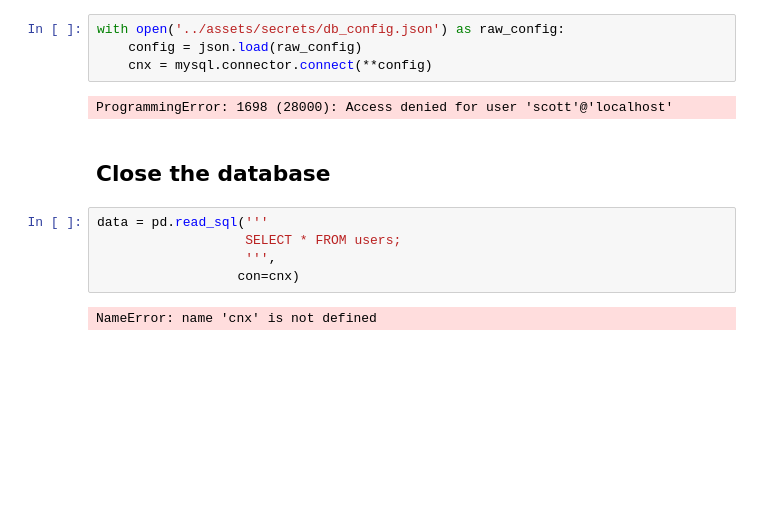
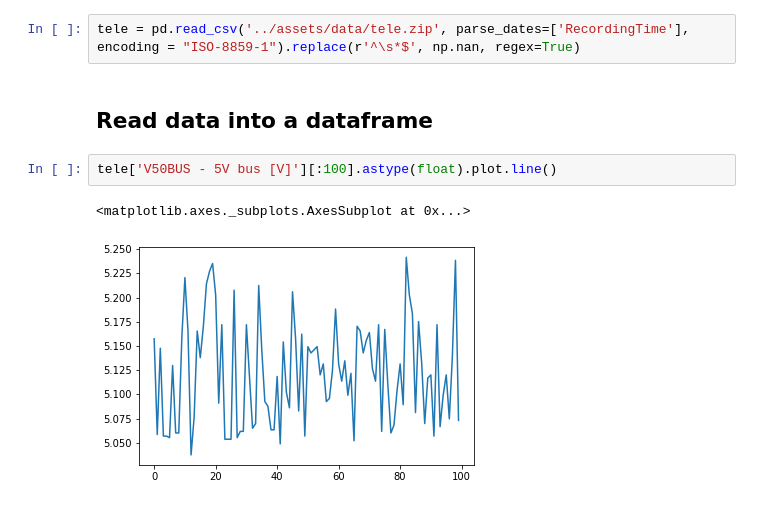
Before and after one commit to wittenator/TIDAL, a Jupyter notebook: src/Loading.ipynb, the cells around one changed output. Cells and saved outputs as stored; diff of their text form; blank space fills up the shorter version.

Commit message:
Added data loading

```diff
--- a/src/Loading.ipynb
+++ b/src/Loading.ipynb
@@ -8,15 +8,9 @@ import pandas as pd
-# %%
-with open('../assets/secrets/db_config.json') as raw_config:
-    config = json.load(raw_config)
-    cnx = mysql.connector.connect(**config)
-# %% [output]
-ProgrammingError: 1698 (28000): Access denied for user 'scott'@'localhost'
-# %% [markdown]
-## Close the database
-# %%
-data = pd.read_sql('''
-                   SELECT * FROM users;
-                   ''',
-                  con=cnx)
-# %% [output]
-NameError: name 'cnx' is not defined
+# %%
+tele = pd.read_csv('../assets/data/tele.zip', parse_dates=['RecordingTime'],  encoding = "ISO-8859-1").replace(r'^\s*$', np.nan, regex=True)
+# %% [markdown]
+## Read data into a dataframe
+# %%
+tele['V50BUS - 5V bus [V]'][:100].astype(float).plot.line()
+# %% [output]
+<matplotlib.axes._subplots.AxesSubplot at 0x...>
+[figure, added]
```
Also changed, not shown: parts of 2 cells of this notebook, 2 other files.
